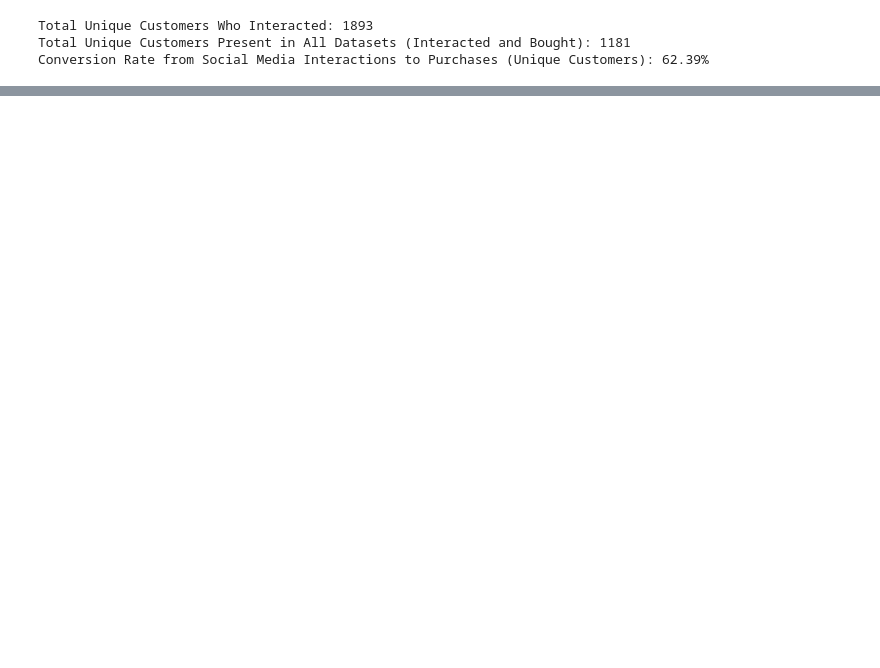
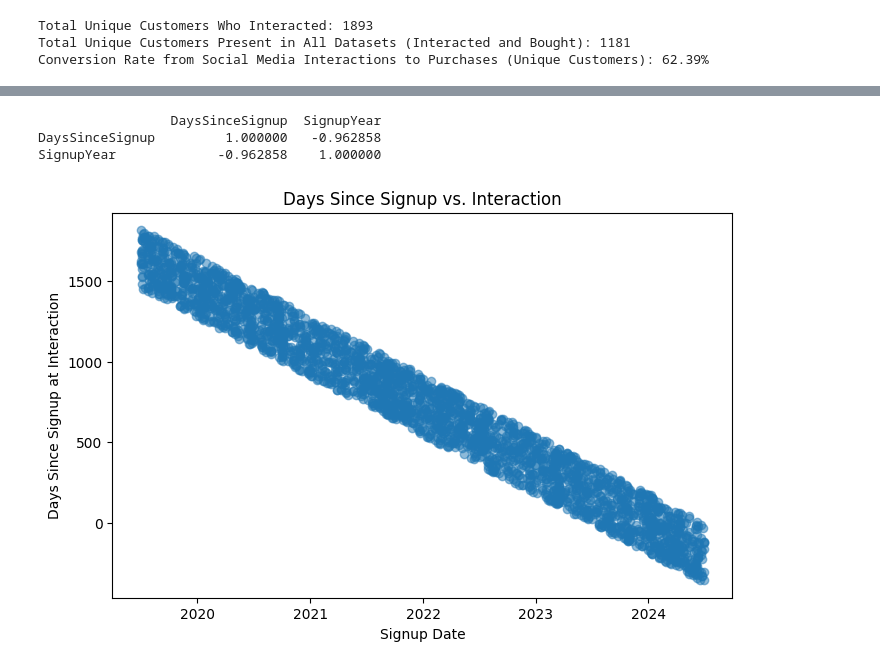
Before and after one commit to zpsy-hub/MO-IT125-ML-Linear-Algebra-A3103-Grp1, a Jupyter notebook: Milestone_2_Data_Visualization_on_Machine_Learning_Solution_Project.ipynb, the cells around one changed output, grey strips where cells are left out. Cells and saved outputs as stored; diff of their text form; code cells hidden in the pictures; blank space fills up the shorter version.

```diff
--- a/Milestone_2_Data_Visualization_on_Machine_Learning_Solution_Project.ipynb
+++ b/Milestone_2_Data_Visualization_on_Machine_Learning_Solution_Project.ipynb
@@ -1260,0 +2311,40 @@ Conversion Rate from Social Media Interactions to Purchases (Unique Customers):
+# %%
+# Merge the demographics and social media datasets on CustomerID
+merged_demo_socmed = pd.merge(customer_demographics, socmed_interactions, on='CustomerID', how='inner')
+
+# Convert 'SignupDate' and 'InteractionDate' to datetime format
+merged_demo_socmed['SignupDate'] = pd.to_datetime(merged_demo_socmed['SignupDate'])
+merged_demo_socmed['InteractionDate'] = pd.to_datetime(merged_demo_socmed['InteractionDate'])
+
+# Create new features:
+# 1. 'DaysSinceSignup' - difference between interaction date and signup date
+merged_demo_socmed['DaysSinceSignup'] = (merged_demo_socmed['InteractionDate'] - merged_demo_socmed['SignupDate']).dt.days
+
+# 2. 'SignupYear' - to analyze sign-up trends by year
+merged_demo_socmed['SignupYear'] = merged_demo_socmed['SignupDate'].dt.year
+
+# Drop or handle missing values if any
+merged_demo_socmed = merged_demo_socmed.dropna(subset=['DaysSinceSignup', 'SignupYear'])
+
+# Extract relevant columns to analyze correlation
+corr_columns = merged_demo_socmed[['DaysSinceSignup', 'SignupYear']]
+
+# Calculate the correlation
+correlation = corr_columns.corr()
+
+print(correlation)
+
+import matplotlib.pyplot as plt
+
+# Scatter plot: Days since signup vs. Interaction date
+plt.figure(figsize=(8, 5))
+plt.scatter(merged_demo_socmed['SignupDate'], merged_demo_socmed['DaysSinceSignup'], alpha=0.5)
+plt.xlabel('Signup Date')
+plt.ylabel('Days Since Signup at Interaction')
+plt.title('Days Since Signup vs. Interaction')
+plt.show()
+# %% [output]
+                 DaysSinceSignup  SignupYear
+DaysSinceSignup         1.000000   -0.962858
+SignupYear             -0.962858    1.000000
+[figure, added]
```
Also changed, not shown: parts of 56 cells of this notebook.
